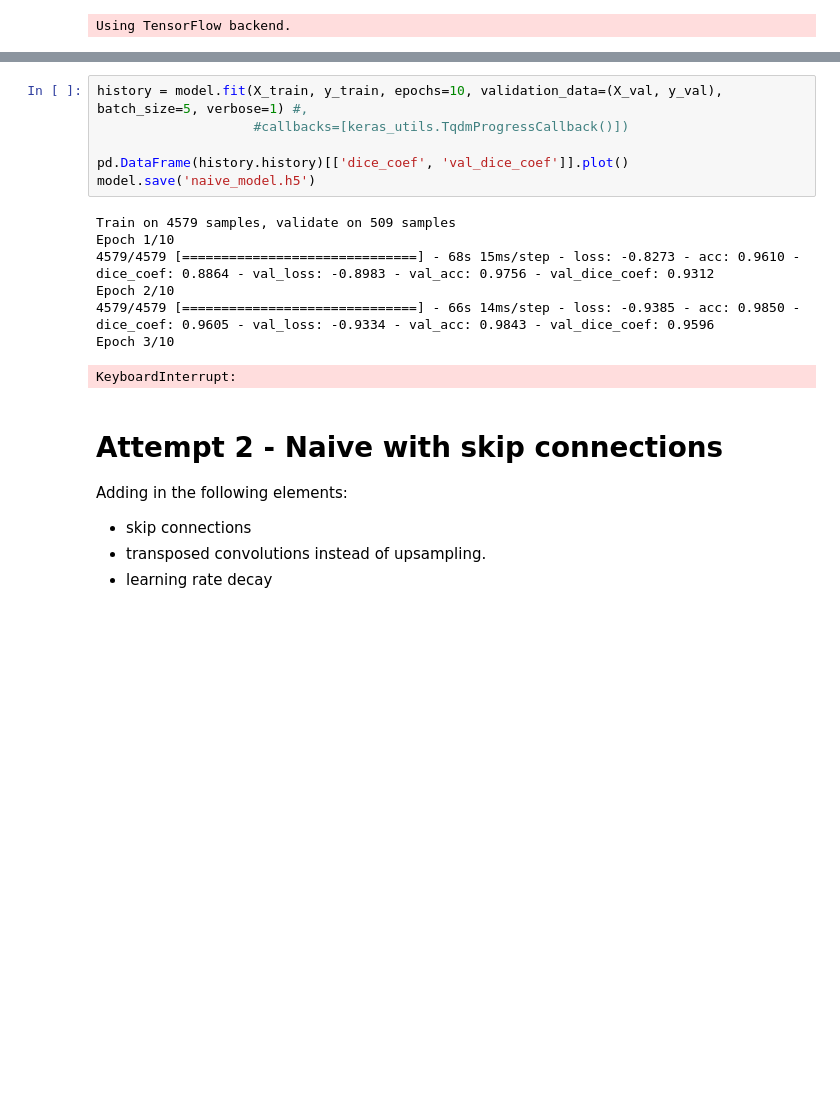
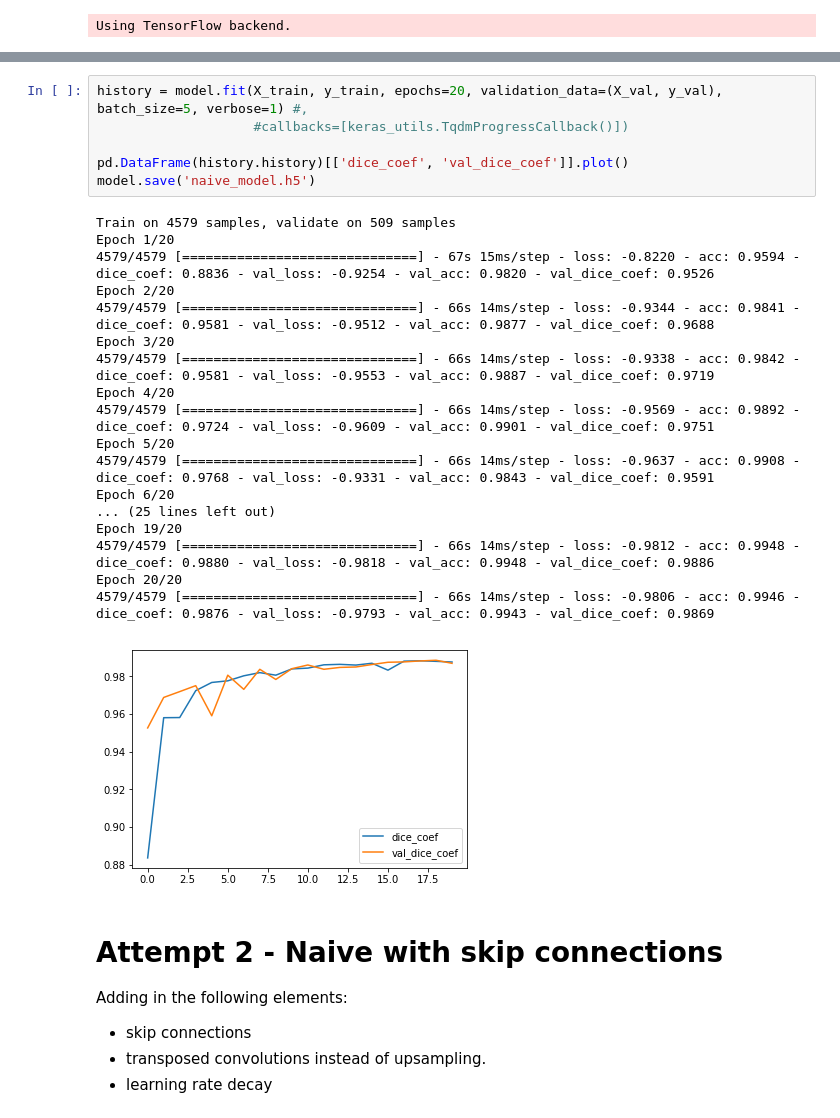
Before and after one commit to johnmicahreid/carvana_challenge, a Jupyter notebook: Carvana_v2.ipynb, the cells around one changed output, grey strips where cells are left out. Saved outputs shown, nothing was run; the diff lists cells and outputs as text; blank space fills up the shorter version.

```diff
--- a/Carvana_v2.ipynb
+++ b/Carvana_v2.ipynb
@@ -156,19 +169,30 @@ Trainable params: 83,745
 Non-trainable params: 0
 _________________________________________________________________
 # %%
-history = model.fit(X_train, y_train, epochs=10, validation_data=(X_val, y_val), batch_size=5, verbose=1) #,
+history = model.fit(X_train, y_train, epochs=20, validation_data=(X_val, y_val), batch_size=5, verbose=1) #,
                     #callbacks=[keras_utils.TqdmProgressCallback()])
 
 pd.DataFrame(history.history)[['dice_coef', 'val_dice_coef']].plot()
 model.save('naive_model.h5')
 # %% [output]
 Train on 4579 samples, validate on 509 samples
-Epoch 1/10
-4579/4579 [==============================] - 68s 15ms/step - loss: -0.8273 - acc: 0.9610 - dice_coef: 0.8864 - val_loss: -0.8983 - val_acc: 0.9756 - val_dice_coef: 0.9312
-Epoch 2/10
-4579/4579 [==============================] - 66s 14ms/step - loss: -0.9385 - acc: 0.9850 - dice_coef: 0.9605 - val_loss: -0.9334 - val_acc: 0.9843 - val_dice_coef: 0.9596
-Epoch 3/10
+Epoch 1/20
+4579/4579 [==============================] - 67s 15ms/step - loss: -0.8220 - acc: 0.9594 - dice_coef: 0.8836 - val_loss: -0.9254 - val_acc: 0.9820 - val_dice_coef: 0.9526
+Epoch 2/20
+4579/4579 [==============================] - 66s 14ms/step - loss: -0.9344 - acc: 0.9841 - dice_coef: 0.9581 - val_loss: -0.9512 - val_acc: 0.9877 - val_dice_coef: 0.9688
+Epoch 3/20
+4579/4579 [==============================] - 66s 14ms/step - loss: -0.9338 - acc: 0.9842 - dice_coef: 0.9581 - val_loss: -0.9553 - val_acc: 0.9887 - val_dice_coef: 0.9719
+Epoch 4/20
+4579/4579 [==============================] - 66s 14ms/step - loss: -0.9569 - acc: 0.9892 - dice_coef: 0.9724 - val_loss: -0.9609 - val_acc: 0.9901 - val_dice_coef: 0.9751
+Epoch 5/20
+4579/4579 [==============================] - 66s 14ms/step - loss: -0.9637 - acc: 0.9908 - dice_coef: 0.9768 - val_loss: -0.9331 - val_acc: 0.9843 - val_dice_coef: 0.9591
+Epoch 6/20
+... (25 lines left out)
+Epoch 19/20
+4579/4579 [==============================] - 66s 14ms/step - loss: -0.9812 - acc: 0.9948 - dice_coef: 0.9880 - val_loss: -0.9818 - val_acc: 0.9948 - val_dice_coef: 0.9886
+Epoch 20/20
+4579/4579 [==============================] - 66s 14ms/step - loss: -0.9806 - acc: 0.9946 - dice_coef: 0.9876 - val_loss: -0.9793 - val_acc: 0.9943 - val_dice_coef: 0.9869
-KeyboardInterrupt:
+[figure, added]
 # %% [markdown]
 # Attempt 2 - Naive with skip connections
 
```
Also changed, not shown: parts of 4 cells of this notebook, 1 other file.
